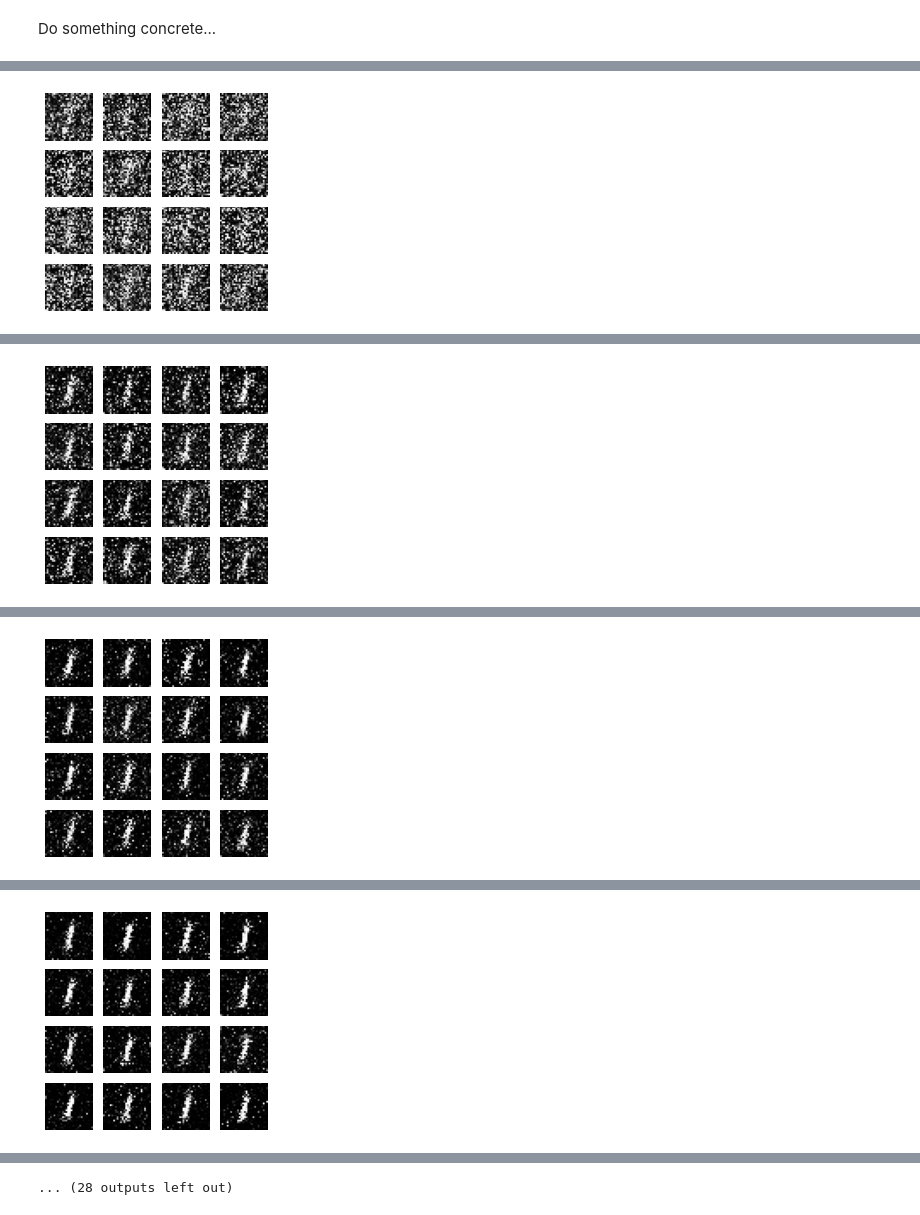
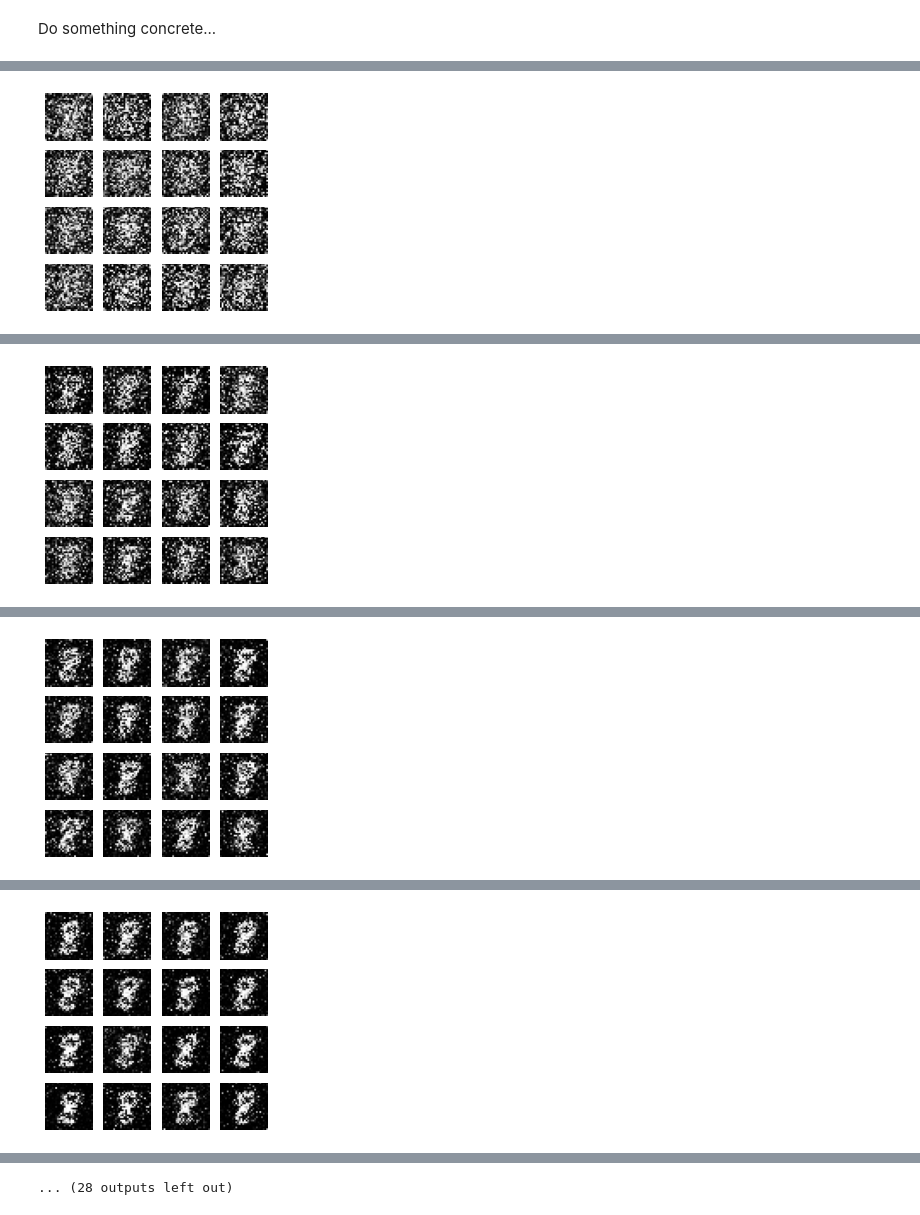
Before and after one commit to ckapoor7/GANs, a Jupyter notebook: gan_and_classifier.ipynb, the cells around one changed output, grey strips where cells are left out. Drawn from its saved outputs; the diff is of its cells as text; code cells hidden in the pictures.

```diff
--- a/gan_and_classifier.ipynb
+++ b/gan_and_classifier.ipynb
@@ -430,8 +403,7 @@ final_train_img.shape (60000, 28, 28)
 Do something concrete...
 # %%
 #Since the GAN doesn't use a GPU, it is quite slow and for that reason I pass only one value from the array of predicted val
-numbers = [y_pred[1995]] #Feed the predicted value from the devanagri set to the GAN (1 in this case)
-
+numbers = [y_pred[1997]] #Feed the predicted value from the devanagri set to the GAN (8 in this case)
 model_gan = GAN(numbers, learning_rate=1e-3, decay_rate=1e-4, epochs=100)
 cost_func_disc, cost_func_gen = model_gan.train(x_train, y_train)
 # %% [output]
@@ -439 +411 @@ Epoch:0|G loss:0.7965|D loss:1.1845|D(G(z))avg:0.4512|D(x)avg:0.5577|learning_ra
-[figure, old version]
+[figure, new version]
@@ -441 +413 @@ Epoch:5|G loss:0.8104|D loss:1.1611|D(G(z))avg:0.4452|D(x)avg:0.5650|learning_ra
-[figure, old version]
+[figure, new version]
@@ -443 +415 @@ Epoch:10|G loss:0.7421|D loss:1.2922|D(G(z))avg:0.4764|D(x)avg:0.5252|learning_r
-[figure, old version]
+[figure, new version]
@@ -445 +417 @@ Epoch:15|G loss:0.7106|D loss:1.3511|D(G(z))avg:0.4914|D(x)avg:0.5096|learning_r
-[figure, old version]
+[figure, new version]
```
Also changed, not shown: parts of 3 cells of this notebook.
